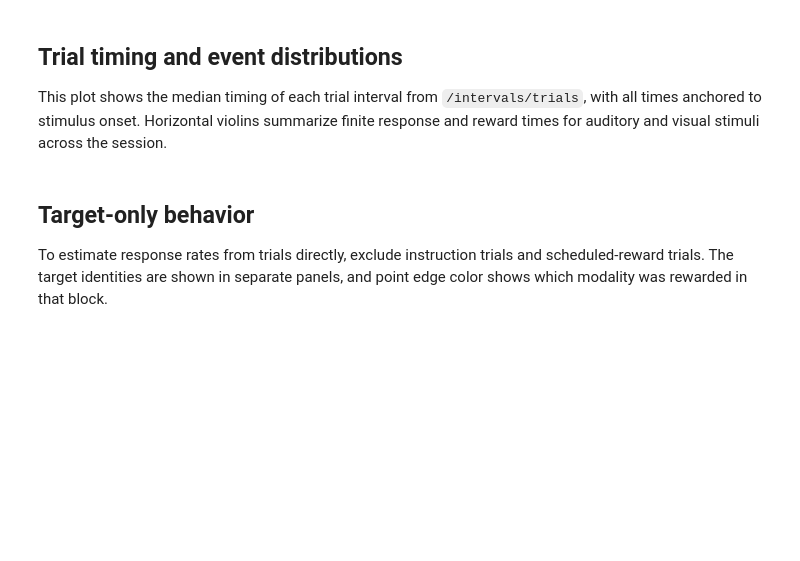
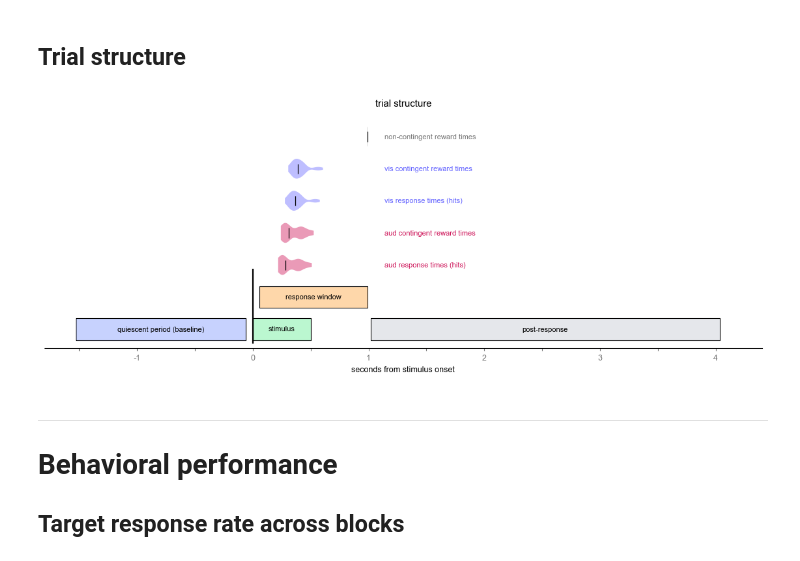
Before and after one commit to AllenNeuralDynamics/conect-dev-capsule, a Jupyter notebook: code/dynamic_routing_tutorial.ipynb, the cells around one changed output. Saved outputs shown, nothing was run; the diff lists cells and outputs as text; code cells hidden in the pictures; blank space fills up the shorter version.

Commit message:
Update plots

```diff
--- a/code/dynamic_routing_tutorial.ipynb
+++ b/code/dynamic_routing_tutorial.ipynb
@@ -25,6 +37,7 @@ import sys
 import matplotlib.pyplot as plt
 import numpy as np
 import polars as pl
+import lazynwb
 
 sys.path.insert(0, str(pathlib.Path.cwd()))
 sys.path.insert(0, str(pathlib.Path.cwd() / "code"))
@@ -37,8 +50,10 @@ try:
 except NameError:
     pass
 
-SESSION_ID = "713655_2024-08-09"
 UNIT_ID = "713655_2024-08-09_E-167"
+UNIT_ID = "668755_2023-08-31_B-213"
+SESSION_ID = UNIT_ID.removesuffix(f"_{UNIT_ID.split('_')[-1]}")
+USE_ZARR = True
 
 COLORS = {
     "black": "#000000",
@@ -65,4 +80,6 @@ plt.rcParams.update(
     }
 )
 
+# Set polars options for better notebook display
+pl.Config.set_fmt_str_lengths(10_000).set_tbl_width_chars(-1)
 pl.Config.set_tbl_rows(12)
@@ -73,12 +92,12 @@ pl.Config.set_tbl_rows(12)
 # %%
 zarr_assets = (
-    pl.DataFrame(nwb_access.load_assets(zarr=True))
+    pl.DataFrame(nwb_access.load_assets(zarr=USE_ZARR))
     .with_columns(
         session_id=pl.col("nwb_path").str.extract(r"([^/]+)\.nwb\.zarr$", 1)
     )
     .select("session_id", "mount", "nwb_path")
 )
 
-session_nwb_path = nwb_access.get_session_nwb_path(SESSION_ID, zarr=True)
+session_nwb_path = nwb_access.get_session_nwb_path(SESSION_ID, zarr=USE_ZARR)
 print(f"Using {SESSION_ID}: {session_nwb_path}")
 zarr_assets
@@ -314,7 +392,5 @@ plt.show()
 # %% [markdown]
-## Trial timing and event distributions
-
-This plot shows the median timing of each trial interval from `/intervals/trials`, with all times anchored to stimulus onset. Horizontal violins summarize finite response and reward times for auditory and visual stimuli across the session.
+## Trial structure
 # %%
 def median_relative_interval(
     trials: pl.DataFrame,
@@ -360,7 +436,7 @@ def plot_trial_structure(
     save_path: pathlib.Path | None = None,
 ) -> plt.Figure:
     intervals = [
-        ("quiescent", "quiescent_start_time", "quiescent_stop_time", "#c7d2fe", 0),
+        ("quiescent period (baseline)", "quiescent_start_time", "quiescent_stop_time", "#c7d2fe", 0),
         ("stimulus", "stim_start_time", "stim_stop_time", "#bbf7d0", 0),
         (
             "response window",
@@ -379,22 +455,22 @@ def plot_trial_structure(
     ]
     interval_row_count = 2
     event_distributions = [
-        ("aud response", "response_time", pl.col("is_aud_stim"), CONTEXT_COLORS["aud"]),
+        ("aud response times (hits)", "response_time", pl.col("is_aud_target") & pl.col("is_hit"), CONTEXT_COLORS["aud"]),
         (
-            "aud contingent rewards",
+            "aud contingent reward times",
             "reward_time",
             pl.col("is_aud_stim") & pl.col("is_contingent_reward"),
             CONTEXT_COLORS["aud"],
         ),
-        ("vis response", "response_time", pl.col("is_vis_stim"), CONTEXT_COLORS["vis"]),
+        ("vis response times (hits)", "response_time", pl.col("is_vis_target") & pl.col("is_hit"), CONTEXT_COLORS["vis"]),
         (
-            "vis contingent rewards",
+            "vis contingent reward times",
             "reward_time",
             pl.col("is_vis_stim") & pl.col("is_contingent_reward"),
             CONTEXT_COLORS["vis"],
         ),
         (
-            "noncontingent rewards",
+            "non-contingent reward times",
             "reward_time",
             pl.col("is_noncontingent_reward"),
             COLORS["gray2"],
@@ -465,38 +541,40 @@ def plot_trial_structure(
             ax.scatter(times, [row], marker="|", s=42, color=color)
 
     ax.vlines(0, -0.45, interval_row_count - 0.12, color=COLORS["black"], lw=1.6)
     ax.set_yticks([])
     ax.set_xlabel("seconds from stimulus onset")
-    ax.set_title("trial structure and event distributions", pad=8)
+    ax.set_title("trial structure", pad=8)
     if x_values:
         ax.set_xlim(min(-1.8, min(x_values) - 0.25), max(4.4, max(x_values) + 0.25))
     else:
         ax.set_xlim(-1.8, 4.4)
     x_min, x_max = ax.get_xlim()
     tick_start = np.ceil(x_min * 2) / 2
     tick_stop = np.floor(x_max * 2) / 2
     xticks = np.arange(tick_start, tick_stop + 0.25, 0.5)
     ax.set_xticks(xticks)
     ax.set_xticklabels(
         [f"{tick:g}" if np.isclose(tick, round(tick)) else "" for tick in xticks]
     )
     ax.set_ylim(-0.6, interval_row_count + len(event_distributions) - 0.28)
     ax.spines[["top", "right", "left"]].set_visible(False)
     ax.tick_params(axis="x", length=3)
     ax.tick_params(axis="y", left=False, labelleft=False)
     if save_path is not None:
         save_path = pathlib.Path(save_path)
         save_path.parent.mkdir(parents=True, exist_ok=True)
         fig.savefig(save_path, dpi=200, bbox_inches="tight")
     return fig
 
 
 fig = plot_trial_structure(trials)
 plt.show()
+# %% [output]
+[figure, added]
 # %% [markdown]
-## Target-only behavior
-
-To estimate response rates from trials directly, exclude instruction trials and scheduled-reward trials. The target identities are shown in separate panels, and point edge color shows which modality was rewarded in that block.
+---
+# Behavioral performance
+## Target response rate across blocks
 # %%
 from matplotlib.lines import Line2D
 
```
Also changed, not shown: parts of 54 cells of this notebook, 4 other files.
